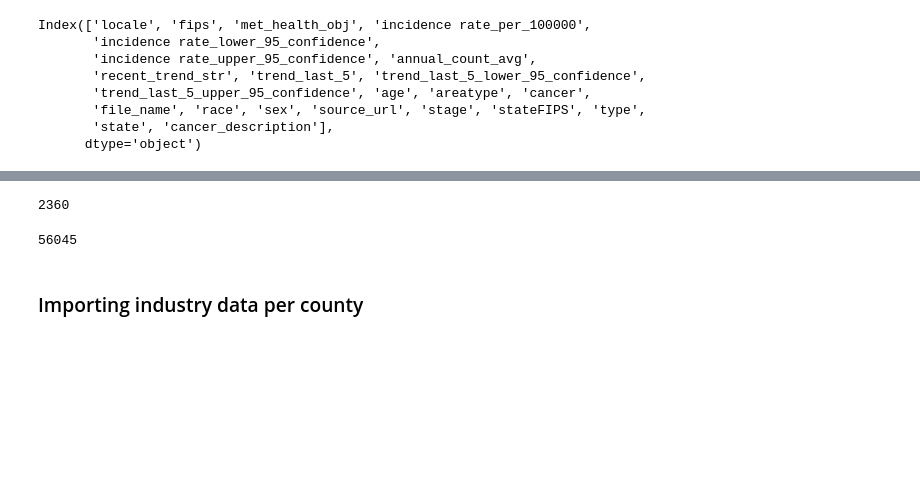
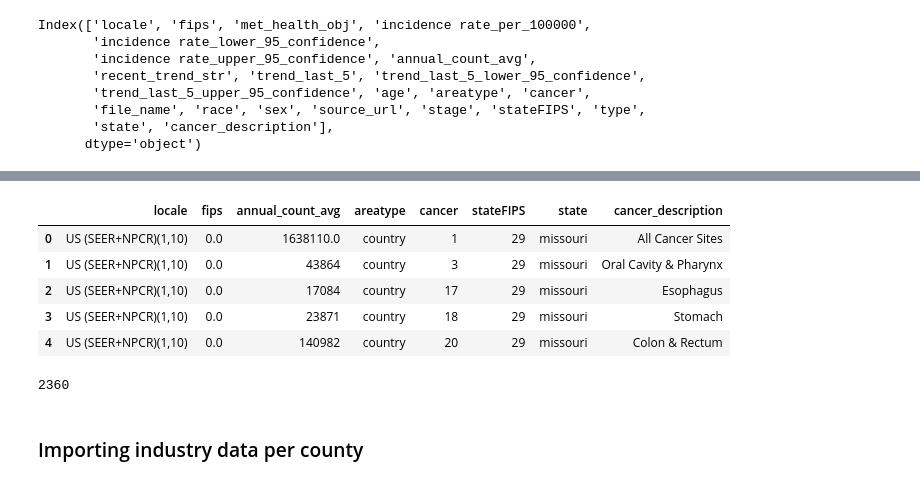
Before and after one commit to Merrel/Cancer-Industry-Dashboard, a Jupyter notebook: feature_analysis/PCA.ipynb, the cells around one changed output, grey strips where cells are left out. Drawn from its saved outputs; the diff is of its cells as text; code cells hidden in the pictures; blank space fills up the shorter version.

```diff
--- a/feature_analysis/PCA.ipynb
+++ b/feature_analysis/PCA.ipynb
@@ -51,14 +54,20 @@ cancer_data.tail()
+# %%
+cancer_data.head()
+# %% [output]
+|  | locale | fips | annual_count_avg | areatype | cancer | stateFIPS | state | cancer_description |
+| 0 | US (SEER+NPCR)(1,10) | 0.0 | 1638110.0 | country | 1 | 29 | missouri | All Cancer Sites |
+| 1 | US (SEER+NPCR)(1,10) | 0.0 | 43864 | country | 3 | 29 | missouri | Oral Cavity & Pharynx |
+| 2 | US (SEER+NPCR)(1,10) | 0.0 | 17084 | country | 17 | 29 | missouri | Esophagus |
+| 3 | US (SEER+NPCR)(1,10) | 0.0 | 23871 | country | 18 | 29 | missouri | Stomach |
+| 4 | US (SEER+NPCR)(1,10) | 0.0 | 140982 | country | 20 | 29 | missouri | Colon & Rectum |
 # %%
 # converting type of "fips" to int64
 cancer_data['fips'] = cancer_data['fips'].astype("int64")
-# %%
-len(cancer_data['fips'].unique())
-# %% [output]
-2360
-# %%
-max(cancer_data['fips'])
-# %% [output]
-56045
+# %%
+# number of fips codes for which cancer data is available
+len(cancer_data['fips'].unique())
+# %% [output]
+2360
 # %% [markdown]
 ### Importing industry data per county
 # %%
```
Also changed, not shown: parts of 53 cells of this notebook.
